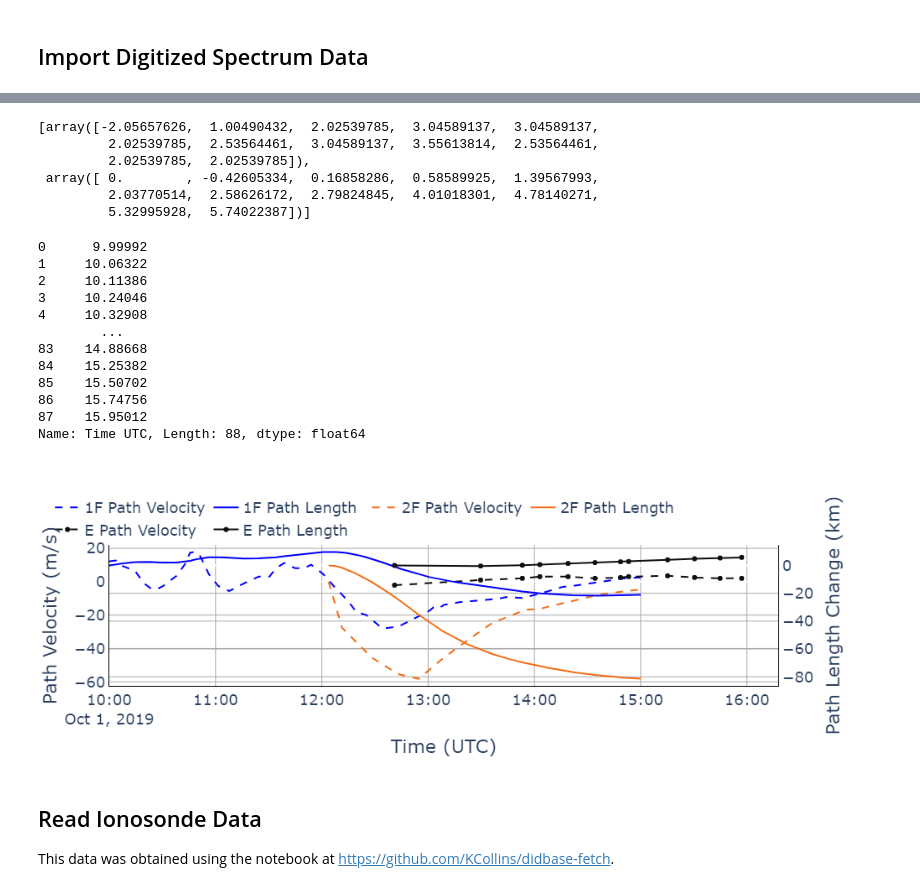
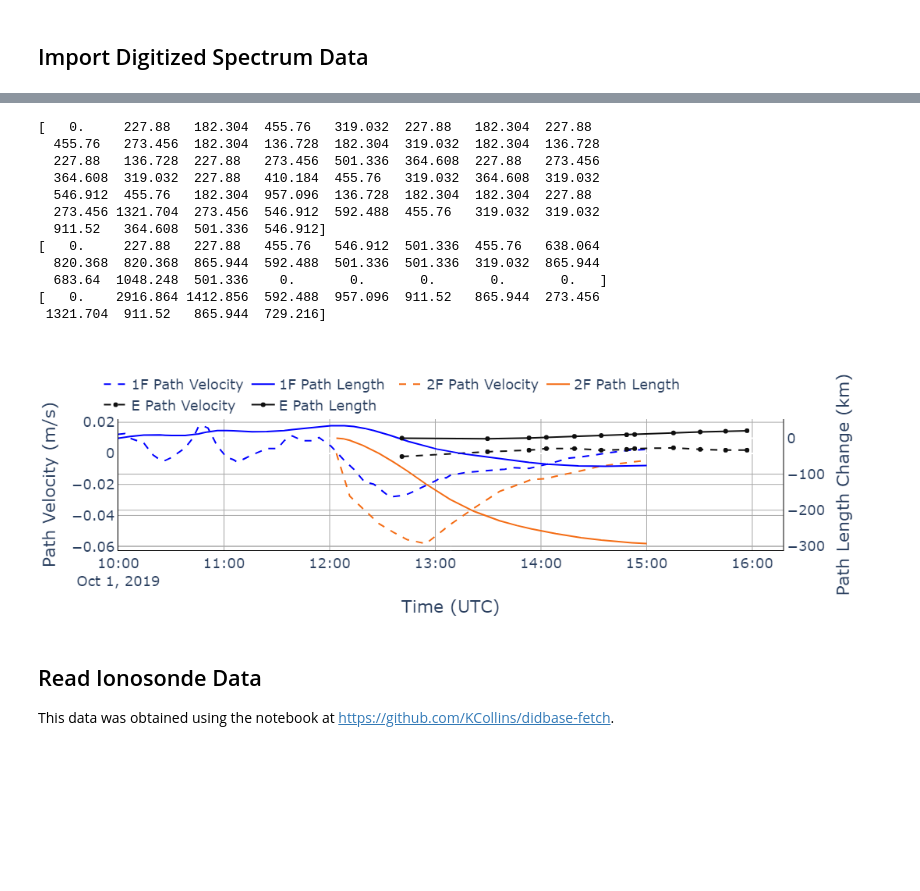
Before and after one commit to KCollins/wa5frf-plots, a Jupyter notebook: WA5FRF-FFM.ipynb, the cells around one changed output, grey strips where cells are left out. Cells and saved outputs as stored; diff of their text form; code cells hidden in the pictures; blank space fills up the shorter version.

```diff
--- a/WA5FRF-FFM.ipynb
+++ b/WA5FRF-FFM.ipynb
@@ -125,19 +105,20 @@ F1.reset_index()
 # %%
-c = 299792458 # speed of light in m/s
+c = 299792.458 # speed of light in km/s
 f = 5e6 # Freq in Hz
 
 def pathcalcs(df):
     pathvel = np.array(df['Freq Hz'] *(-c/f))
     # pathlen = scp.integrate.cumtrapz(pathvel_1F)
 
-    delT=np.zeros(len(df['Time UTC']))
-    pathInc = np.zeros(len(df['Time UTC']))
-    RelPathLen = np.zeros(len(df['Time UTC']))
+    delT=np.zeros(len(df['Time UTC']))                                 # preallocate
+    pathInc = np.zeros(len(df['Time UTC']))                            # preallocate
+    RelPathLen = np.zeros(len(df['Time UTC']))                         # preallocate
     for i in range(1, len(df['Time UTC'])):
-        delT[i] = pd.to_numeric(df['Time UTC'])[i] - pd.to_numeric(df['Time UTC'])[i-1]
-        pathInc[i] = delT[i]*(pathvel[i-1]+pathvel[i])/2
-        RelPathLen[i] = pathInc[i] + RelPathLen[i-1]
-    pathlen = RelPathLen#.cumsum()
+        delT[i] = 3600*(pd.to_numeric(df['Time UTC'])[i] - pd.to_numeric(df['Time UTC'])[i-1] )             # time increment
+        pathInc[i] = delT[i]*(pathvel[i-1]+pathvel[i])/2                                             # path increment
+        RelPathLen[i] = pathInc[i] + RelPathLen[i-1]                                                 # cumulative sum of relative path length
+    pathlen = RelPathLen
+    print(delT)
     a = [pathvel,pathlen]
     return a
 
@@ -163,32 +151,4 @@ pathcalcs(F1)
-# %%
-pathcalcs(E.reset_index())
-# %% [output]
-[array([-2.05657626,  1.00490432,  2.02539785,  3.04589137,  3.04589137,
-         2.02539785,  2.53564461,  3.04589137,  3.55613814,  2.53564461,
-         2.02539785,  2.02539785]),
- array([ 0.        , -0.42605334,  0.16858286,  0.58589925,  1.39567993,
-         2.03770514,  2.58626172,  2.79824845,  4.01018301,  4.78140271,
-         5.32995928,  5.74022387])]
-# %%
-# TESTING
-
-df['Time UTC']
-# %% [output]
-0      9.99992
-1     10.06322
-2     10.11386
-3     10.24046
-4     10.32908
-        ...
-83    14.88668
-84    15.25382
-85    15.50702
-86    15.74756
-87    15.95012
-Name: Time UTC, Length: 88, dtype: float64
 # %%
-c = 299792458 # speed of light in m/s
-f = 5e6 # Freq in Hz
 pathvel_1F, pathlen_1F = pathcalcs(F1)
 pathvel_2F, pathlen_2F = pathcalcs(F2.reset_index())
 pathvel_E, pathlen_E = pathcalcs(E.reset_index())
@@ -246,34 +206,46 @@ fig.add_trace(
 )
 
 fig.add_trace(
     go.Scatter(x=E['Date'], y=pathlen_E, name="E Path Length", line_color = color_E),
     secondary_y=True,
 )
 ################################################################################################
 
 fontoptions(fig)
 
 fig.update_layout(legend=dict(
     orientation="h",
     yanchor="bottom",
     y=1,
     xanchor="right",
     x=.8
 ))
 
 # Set x-axis title
 fig.update_xaxes(title_text="Time (UTC)")
 
 # Set y-axes titles
 fig.update_yaxes(title_text="Path Velocity (m/s)", secondary_y=False)
 fig.update_yaxes(title_text="Path Length Change (km)", secondary_y=True)
 
 
 fig.show()
 fig.write_html("plots/"+ "PathVel" + "_plot.html", include_plotlyjs="cdn")
 # fig.write_image("plots/9c.png")
 # %% [output]
+[   0.     227.88   182.304  455.76   319.032  227.88   182.304  227.88
+  455.76   273.456  182.304  136.728  182.304  319.032  182.304  136.728
+  227.88   136.728  227.88   273.456  501.336  364.608  227.88   273.456
+  364.608  319.032  227.88   410.184  455.76   319.032  364.608  319.032
+  546.912  455.76   182.304  957.096  136.728  182.304  182.304  227.88
+  273.456 1321.704  273.456  546.912  592.488  455.76   319.032  319.032
+  911.52   364.608  501.336  546.912]
+[   0.     227.88   227.88   455.76   546.912  501.336  455.76   638.064
+  820.368  820.368  865.944  592.488  501.336  501.336  319.032  865.944
+  683.64  1048.248  501.336    0.       0.       0.       0.       0.   ]
+[   0.    2916.864 1412.856  592.488  957.096  911.52   865.944  273.456
+ 1321.704  911.52   865.944  729.216]
-[figure, old version]
+[figure, new version]
 # %% [markdown]
 ## Read Ionosonde Data
 This data was obtained using the notebook at https://github.com/KCollins/didbase-fetch.
```
Also changed, not shown: parts of 4 cells of this notebook.
